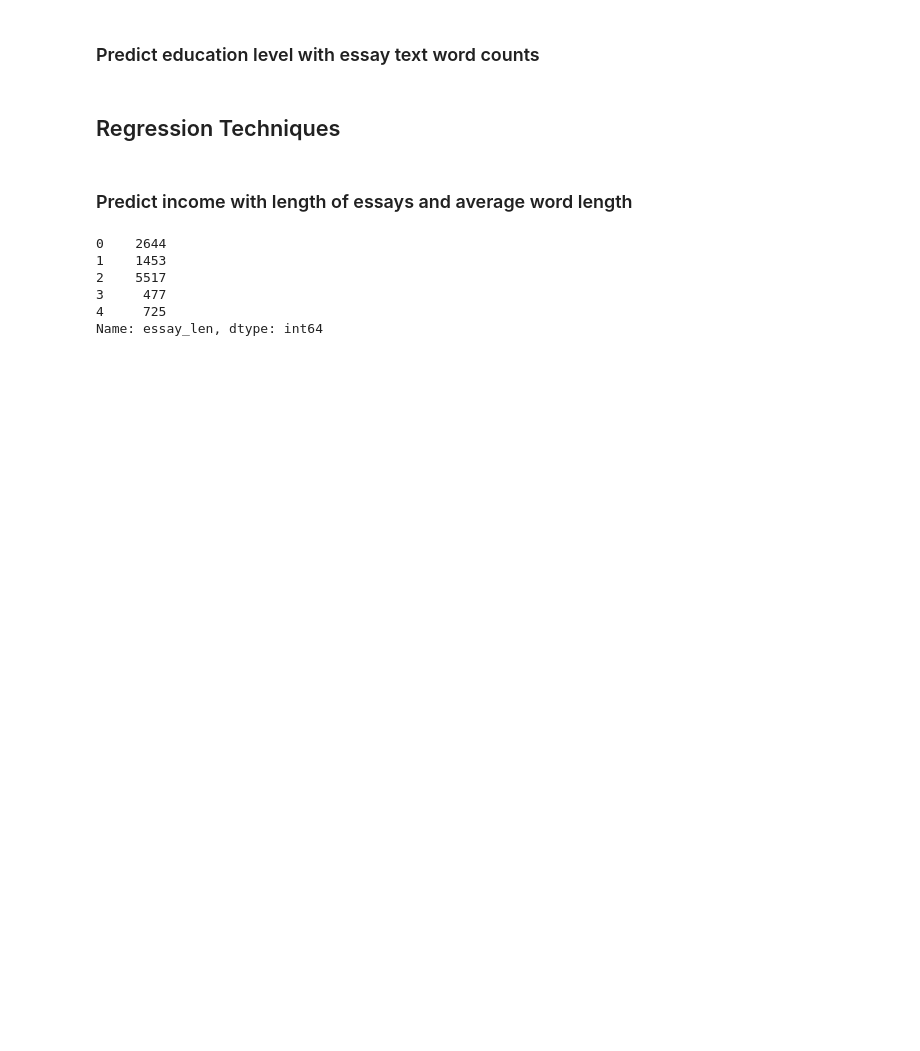
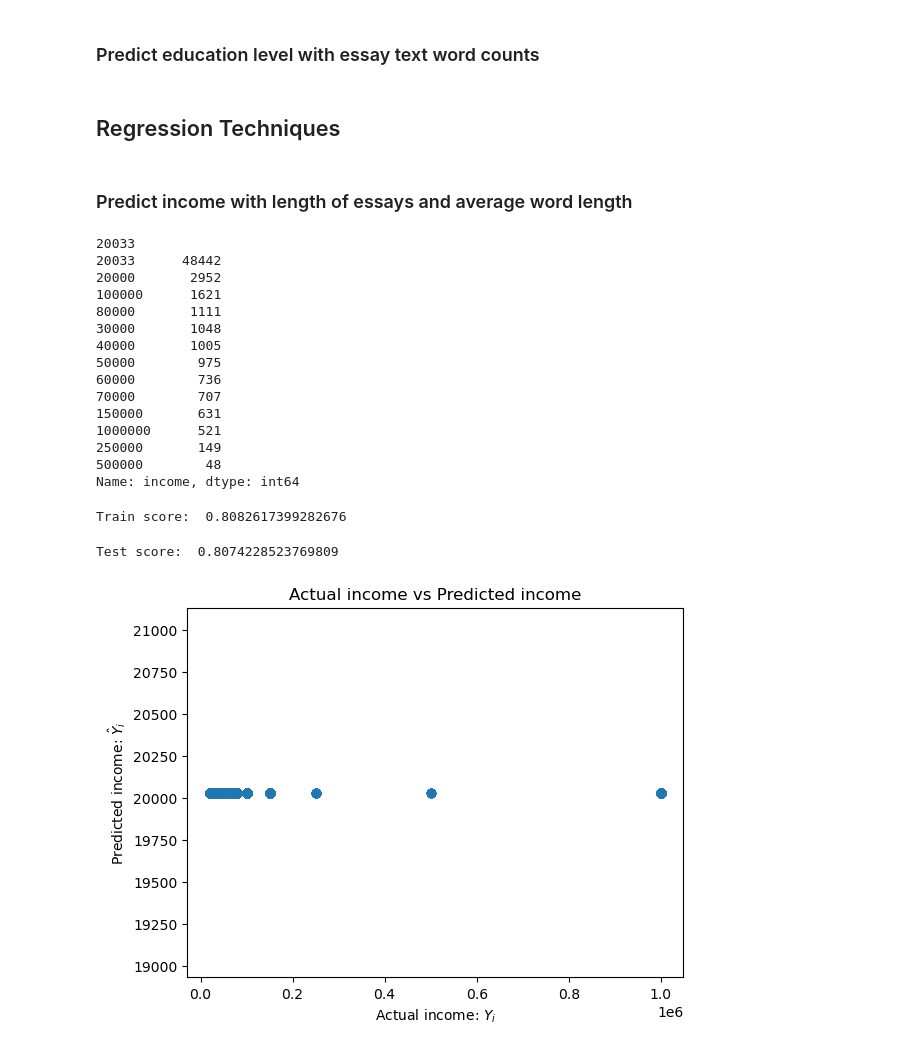
Before and after one commit to yii-meow/CodeCademy-ML-, a Jupyter notebook: capstone_starter/dating_skeleton.ipynb, the cells around one changed output. Cells and saved outputs as stored; diff of their text form; code cells hidden in the pictures; blank space fills up the shorter version.

Commit message:
Update linear regression

```diff
--- a/capstone_starter/dating_skeleton.ipynb
+++ b/capstone_starter/dating_skeleton.ipynb
@@ -102,7 +107,18 @@ df["sign"] = (df["sign"].apply(lambda x: x.split(" ")[0]))
 
 X_train, X_test, y_train, y_test = train_test_split(feature_data,df["sign"],test_size=0.2,random_state=100)
 
-classifier = KNeighborsClassifier(n_neighbors=3)
-classifier.fit(X_train,y_train)
+accuracies = []
 
-print(classifier.score(X_test,y_test))
+# for k in range(1,200):
+#     classifier = KNeighborsClassifier(n_neighbors=k)
+#     classifier.fit(X_train,y_train)
+#     accuracies.append(classifier.score(X_test,y_test))
+
+# k_list = range(1,200)
+
+# plt.plot(k_list,accuracies)
+# plt.xlabel("k")
+# plt.ylabel("Accuracy")
+# plt.show()
+# fig = plt.figure(figsize=(6,4))
+# plt.savefig("k_accuracy.png")
@@ -148,12 +161,45 @@ Name: income, dtype: int64
 ## Regression Techniques
 # %% [markdown]
 ### Predict income with length of essays and average word length
-# %%
-print(df["essay_len"].head())
-# %% [output]
-0    2644
-1    1453
-2    5517
-3     477
-4     725
-Name: essay_len, dtype: int64
+# %%
+features = df[["essay_len","avg_word_length"]]
+
+mean_income =int(df["income"].mean())
+df["income"] = df["income"].replace(-1,mean_income)
+print(df["income"].value_counts())
+
+X_train, X_test, y_train, y_test = train_test_split(features,df["income"],train_size=0.8,test_size=0.2,random_state=6)
+clasifier = LinearRegression()
+classifier.fit(X_train,y_train)
+income_predict = classifier.predict(X_test)
+
+print("Train score: ", classifier.score(X_train,y_train))
+print("Test score: ", classifier.score(X_test,y_test))
+
+plt.scatter(y_test,income_predict)
+# plt.plot(range(20000),range(20000))
+
+plt.xlabel("Actual income: $Y_i$")
+plt.ylabel("Predicted income: $\hat{Y}_i$")
+plt.title("Actual income vs Predicted income")
+
+plt.show()
+# %% [output]
+20033
+20033      48442
+20000       2952
+100000      1621
+80000       1111
+30000       1048
+40000       1005
+50000        975
+60000        736
+70000        707
+150000       631
+1000000      521
+250000       149
+500000        48
+Name: income, dtype: int64
+Train score:  0.8082617399282676
+Test score:  0.8074228523769809
+[figure, added]
```
Also changed, not shown: parts of 3 cells of this notebook, 3 other files.
